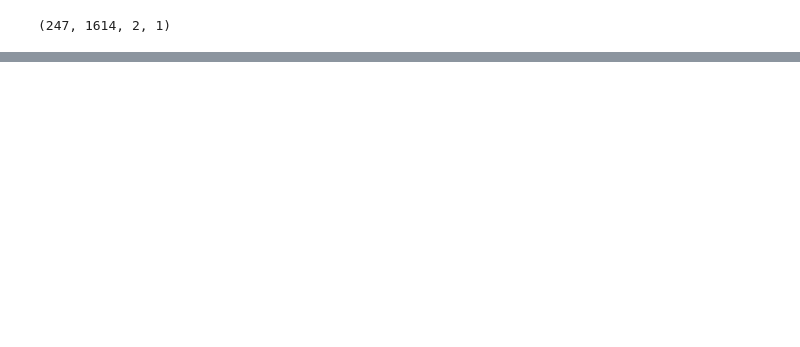
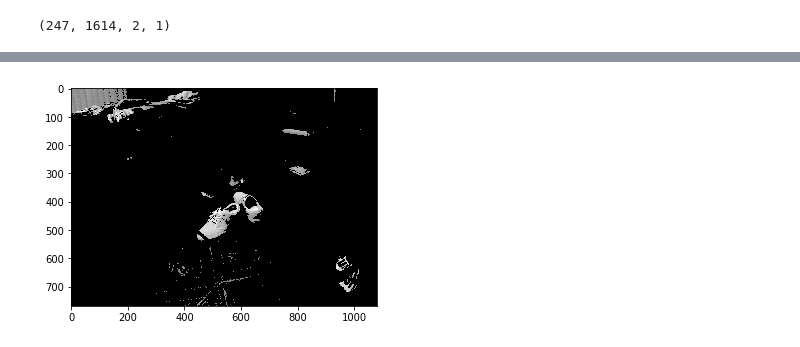
Before and after one commit to luoken/Shoe-detector, a Jupyter notebook: utils/Testing.ipynb, the cells around one changed output, grey strips where cells are left out. Cells and saved outputs as stored; diff of their text form; code cells hidden in the pictures; blank space fills up the shorter version.

```diff
--- a/utils/Testing.ipynb
+++ b/utils/Testing.ipynb
@@ -124,0 +155,8 @@ print(img1_all_boxes[0])
+# %%
+lower_black = np.array([65])
+upper_black = np.array([129])
+pimg1, mask = preprocess(whiteShoe_grayscale, [lower_black, upper_black])
+plt.imshow(pimg1, cmap='gray')
+plt.show()
+# %% [output]
+[figure, added]
```
Also changed, not shown: parts of 13 cells of this notebook, 1 other file.
